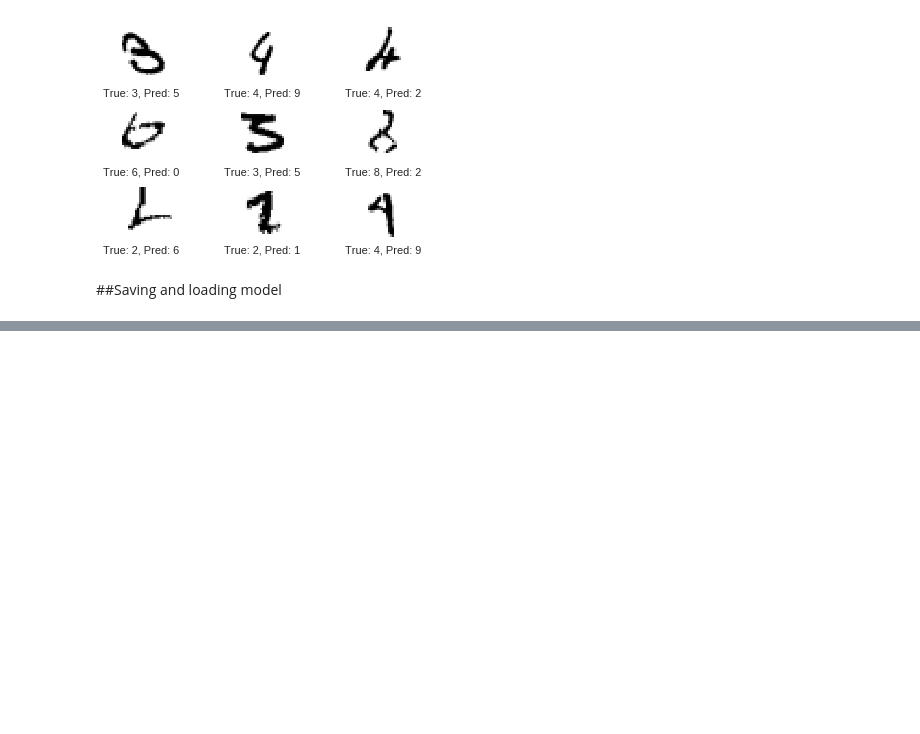
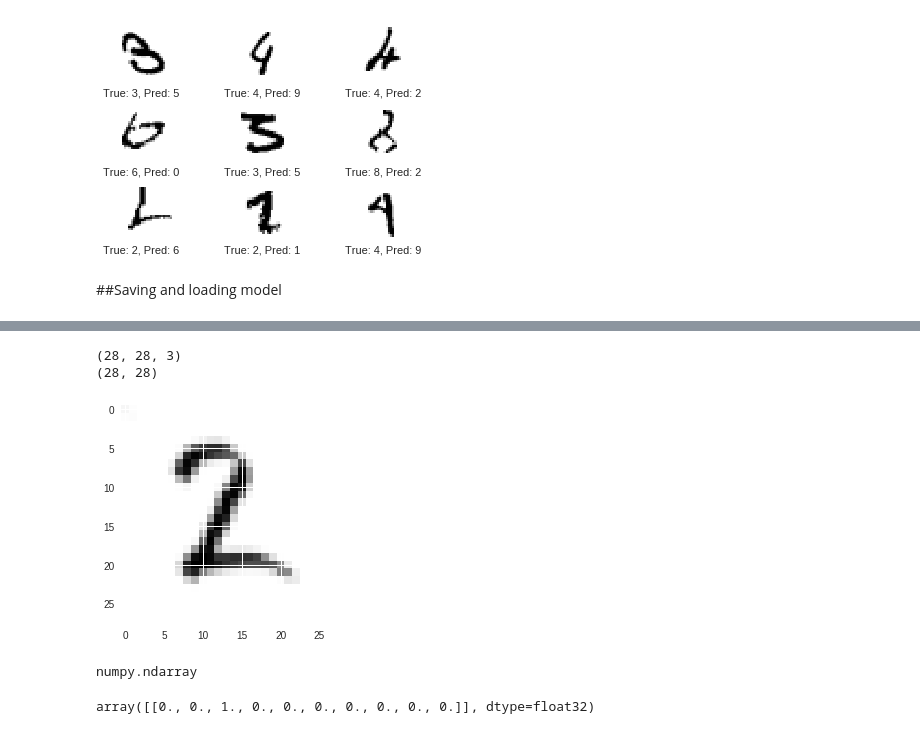
Before and after one commit to shashank2806/mnist-digits-classifiers, a Jupyter notebook: CNN_Keras.ipynb, the cells around one changed output, grey strips where cells are left out. Cells and saved outputs as stored; diff of their text form; code cells hidden in the pictures; blank space fills up the shorter version.

Commit message:
Test with own image data

```diff
--- a/CNN_Keras.ipynb
+++ b/CNN_Keras.ipynb
@@ -247,0 +260,23 @@ plot_example_errors(cls_pred)
+# %%
+from PIL import Image
+import numpy as np
+import matplotlib.pyplot as pt
+import scipy.misc
+im = Image.open('img.png')
+im2arr = np.array(im)
+x = scipy.misc.imresize(im2arr, (28, 28, 1))
+# pt.imshow(x)
+# pt.show()
+print(x.shape)
+red_channel = x[:, :, 1]
+print(red_channel.shape)
+pt.imshow(x)
+pt.show()
+# %% [output]
+(28, 28, 3)
+(28, 28)
+[figure, added]
+# %%
+type(red_channel)
+# %% [output]
+numpy.ndarray
@@ -247,0 +290,4 @@ plot_example_errors(cls_pred)
+# %%
+y_pred
+# %% [output]
+array([[0., 0., 1., 0., 0., 0., 0., 0., 0., 0.]], dtype=float32)
```
Also changed, not shown: parts of 8 cells of this notebook.
